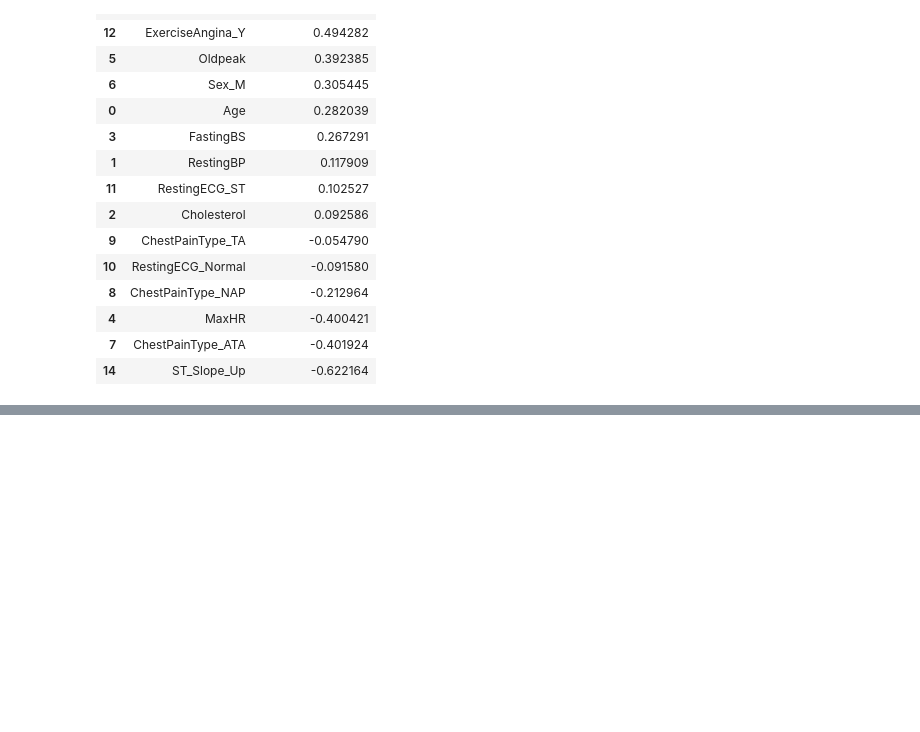
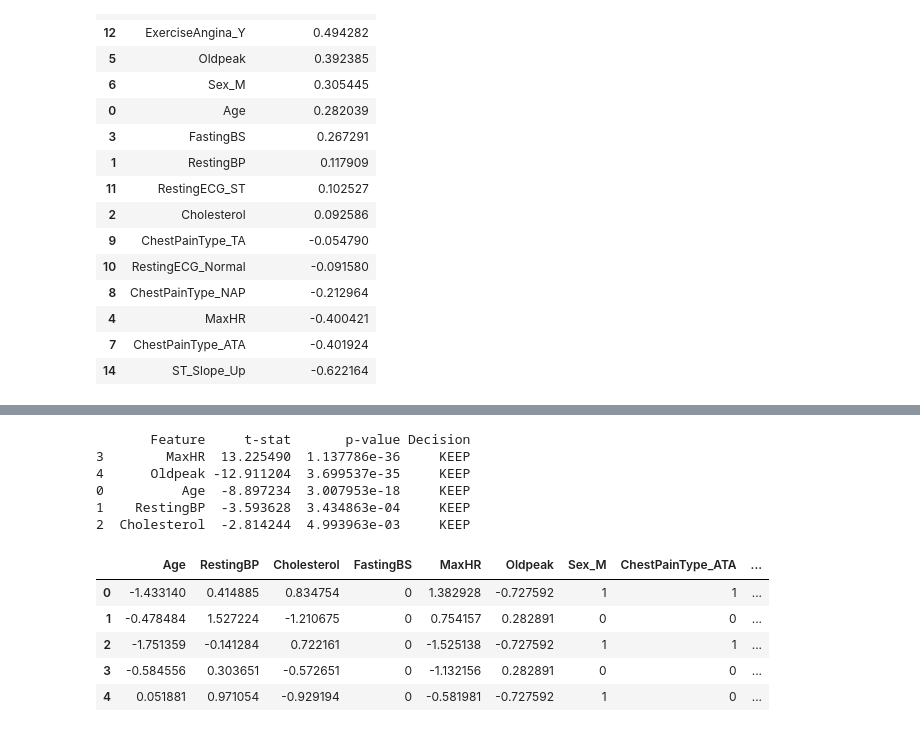
Before and after one commit to mayankmokta2003/ml_basics_1, a Jupyter notebook: heart.ipynb, the cells around one changed output, grey strips where cells are left out. Drawn from its saved outputs; the diff is of its cells as text; code cells hidden in the pictures; blank space fills up the shorter version.

```diff
--- a/heart.ipynb
+++ b/heart.ipynb
@@ -350,8 +402,58 @@ correlations_df
+# %%
+import pandas as pd
+from scipy.stats import ttest_ind
+
+num_features = ["Age","RestingBP","Cholesterol","MaxHR","Oldpeak"]
+
+alpha = 0.05
+results = []
+
+for feature in num_features:
+
+    # 2 groups bana rahe hain target ke basis pe
+    group0 = df_encode[df_encode["HeartDisease"] == 0][feature]
+    group1 = df_encode[df_encode["HeartDisease"] == 1][feature]
+
+    # t-test
+    t_stat, p = ttest_ind(group0, group1)
+
+    # decision
+    if p < alpha:
+        decision = "KEEP"
+    else:
+        decision = "REMOVE"
+
+    results.append({
+        "Feature": feature,
+        "t-stat": t_stat,
+        "p-value": p,
+        "Decision": decision
+    })
+
+# final dataframe
+result_df = pd.DataFrame(results)
+
+# sort by p-value
+result_df = result_df.sort_values(by="p-value")
+
+print(result_df)
+# %% [output]
+       Feature     t-stat       p-value Decision
+3        MaxHR  13.225490  1.137786e-36     KEEP
+4      Oldpeak -12.911204  3.699537e-35     KEEP
+0          Age  -8.897234  3.007953e-18     KEEP
+1    RestingBP  -3.593628  3.434863e-04     KEEP
+2  Cholesterol  -2.814244  4.993963e-03     KEEP
 # %%
-#
+final_df = df_encode[['Age', 'RestingBP', 'Cholesterol', 'FastingBS', 'MaxHR', 'Oldpeak',
+                    'Sex_M', 'ChestPainType_ATA', 'ChestPainType_NAP', 'RestingECG_Normal',
+                    'RestingECG_ST', 'ExerciseAngina_Y', 'ST_Slope_Flat', 'ST_Slope_Up', "HeartDisease"]]
 
-import pandas as pd
-from scipy.stats import chi2_contingency
-
-cat = ['FastingBS', 'Oldpeak', 'HeartDisease', 'Sex_M', 'ChestPainType_ATA', 'ChestPainType_NAP',
-        'ChestPainType_TA', 'RestingECG_Normal', 'RestingECG_ST', 'ExerciseAngina_Y', 'ST_Slope_Flat', 'ST_Slope_Up']
+final_df.head()
+# %% [output]
+|  | Age | RestingBP | Cholesterol | FastingBS | MaxHR | Oldpeak | Sex_M | ChestPainType_ATA | ... |
+| 0 | -1.433140 | 0.414885 | 0.834754 | 0 | 1.382928 | -0.727592 | 1 | 1 | ... |
+| 1 | -0.478484 | 1.527224 | -1.210675 | 0 | 0.754157 | 0.282891 | 0 | 0 | ... |
+| 2 | -1.751359 | -0.141284 | 0.722161 | 0 | -1.525138 | -0.727592 | 1 | 1 | ... |
+| 3 | -0.584556 | 0.303651 | -0.572651 | 0 | -1.132156 | 0.282891 | 0 | 0 | ... |
+| 4 | 0.051881 | 0.971054 | -0.929194 | 0 | -0.581981 | -0.727592 | 1 | 0 | ... |
```
Also changed, not shown: parts of 1 cell of this notebook.
